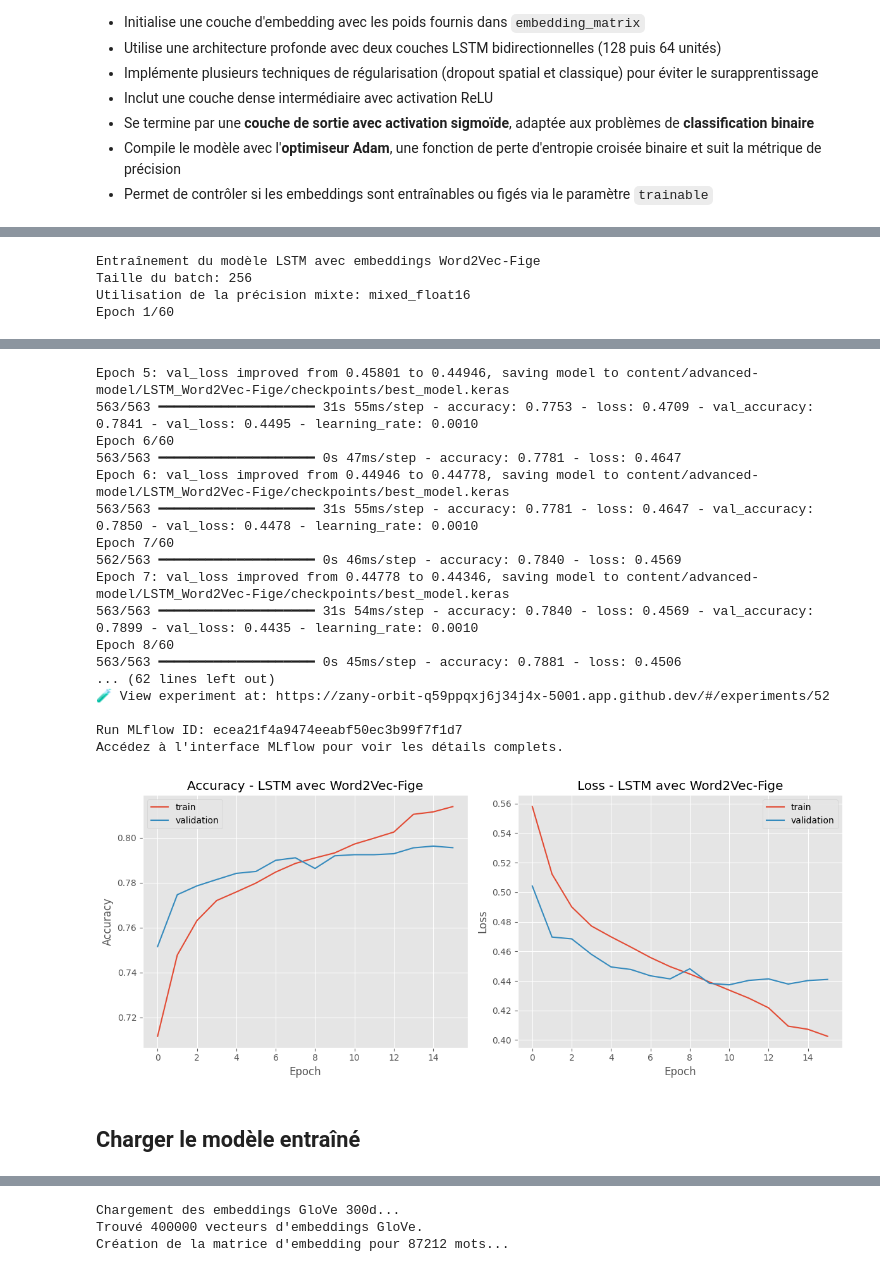
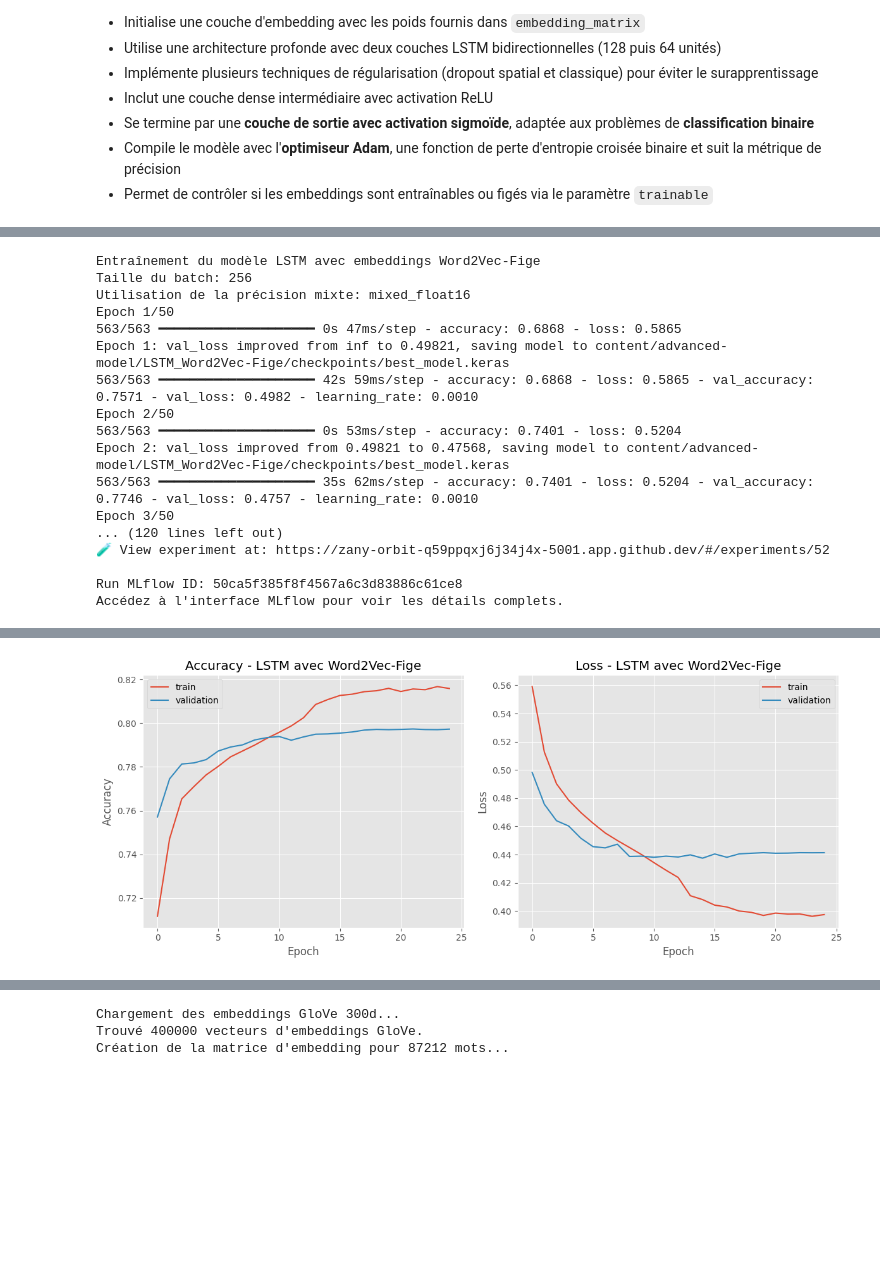
Before and after one commit to DavidScanu/oc-ai-engineer-p07-analyse-sentiments-deep-learning, a Jupyter notebook: scanu-david-03-notebook-modele-avance-20250306.ipynb, the cells around one changed output, grey strips where cells are left out. Drawn from its saved outputs; the diff is of its cells as text; code cells hidden in the pictures; blank space fills up the shorter version.

Commit message:
Improved Advanced Model

```diff
--- a/scanu-david-03-notebook-modele-avance-20250306.ipynb
+++ b/scanu-david-03-notebook-modele-avance-20250306.ipynb
@@ -444,8 +444,8 @@ def evaluate_model(model, X_test, y_test, class_names=['Négatif', 'Positif']):
         'accuracy': accuracy,
         'precision': precision,
         'recall': recall,
-        'f1_score': f1,
-        'f2_score': f2,
+        'f1': f1,
+        'f2': f2,
         'roc_auc': roc_auc
     }
 
@@ -1252,7 +1111,7 @@ def train_word2vec_lstm_model(epochs=20):
     # Autres callbacks
     early_stopping = tf.keras.callbacks.EarlyStopping(
         monitor='val_loss',
-        patience=10,
+        patience=5,
         restore_best_weights=True
     )
 
@@ -1288,6 +1147,10 @@ def train_word2vec_lstm_model(epochs=20):
         verbose=1
     )
 
+    # Déterminer le nombre réel d'époques complétées (en cas d'early stopping)
+    real_epochs = len(history.history['loss'])
+    print(f"Nombre réel d'époques effectuées: {real_epochs}/{epochs}")
+
     # Sauvegarder tous les artefacts
     model_dir = save_model_artifacts(model, model_name, vectorizer_name, history, tokenizer)
 
@@ -1306,6 +1169,7 @@ def train_word2vec_lstm_model(epochs=20):
     print("\nRapport de classification:")
     print(report)
 
+
     # Enregistrer avec MLflow
     params = {
         'model_type': model_name,
@@ -1314,6 +1178,8 @@ def train_word2vec_lstm_model(epochs=20):
         'vocab_size': len(tokenizer.word_index) + 1,
         'max_sequence_length': MAX_SEQUENCE_LENGTH,
         'trainable_embedding': False,
+        'max_epochs': epochs,
+        'real_epochs': real_epochs,  # Ajouter le nombre réel d'époques
         'batch_size': BATCH_SIZE,
         'precision_policy': tf.keras.mixed_precision.global_policy().name,
         'gpu_optimization': 'XLA,dynamic_memory,prefetch'
@@ -1332,9 +1198,22 @@ def train_word2vec_lstm_model(epochs=20):
     return model, history, metrics, run_id
 # %%
 # Entraîner le modèle LSTM avec Word2Vec
-model_lstm_word2vec, history_lstm_word2vec, metrics_lstm_word2vec, run_id_lstm_word2vec = train_word2vec_lstm_model(epochs=60)
+model_lstm_word2vec, history_lstm_word2vec, metrics_lstm_word2vec, run_id_lstm_word2vec = train_word2vec_lstm_model(epochs=50)
 # %% [output]
 Entraînement du modèle LSTM avec embeddings Word2Vec-Fige
 Taille du batch: 256
 Utilisation de la précision mixte: mixed_float16
-Epoch 1/60
+Epoch 1/50
+563/563 ━━━━━━━━━━━━━━━━━━━━ 0s 47ms/step - accuracy: 0.6868 - loss: 0.5865
+Epoch 1: val_loss improved from inf to 0.49821, saving model to content/advanced-model/LSTM_Word2Vec-Fige/checkpoints/best_model.keras
+563/563 ━━━━━━━━━━━━━━━━━━━━ 42s 59ms/step - accuracy: 0.6868 - loss: 0.5865 - val_accuracy: 0.7571 - val_loss: 0.4982 - learning_rate: 0.0010
+Epoch 2/50
+563/563 ━━━━━━━━━━━━━━━━━━━━ 0s 53ms/step - accuracy: 0.7401 - loss: 0.5204
+Epoch 2: val_loss improved from 0.49821 to 0.47568, saving model to content/advanced-model/LSTM_Word2Vec-Fige/checkpoints/best_model.keras
+563/563 ━━━━━━━━━━━━━━━━━━━━ 35s 62ms/step - accuracy: 0.7401 - loss: 0.5204 - val_accuracy: 0.7746 - val_loss: 0.4757 - learning_rate: 0.0010
+Epoch 3/50
+... (120 lines left out)
+🧪 View experiment at: https://zany-orbit-q59ppqxj6j34j4x-5001.app.github.dev/#/experiments/52
+
+Run MLflow ID: 50ca5f385f8f4567a6c3d83886c61ce8
+Accédez à l'interface MLflow pour voir les détails complets.
@@ -1369,20 +1220 @@ Epoch 5/60
-Epoch 5: val_loss improved from 0.45801 to 0.44946, saving model to content/advanced-model/LSTM_Word2Vec-Fige/checkpoints/best_model.keras
-563/563 ━━━━━━━━━━━━━━━━━━━━ 31s 55ms/step - accuracy: 0.7753 - loss: 0.4709 - val_accuracy: 0.7841 - val_loss: 0.4495 - learning_rate: 0.0010
-Epoch 6/60
-563/563 ━━━━━━━━━━━━━━━━━━━━ 0s 47ms/step - accuracy: 0.7781 - loss: 0.4647
-Epoch 6: val_loss improved from 0.44946 to 0.44778, saving model to content/advanced-model/LSTM_Word2Vec-Fige/checkpoints/best_model.keras
-563/563 ━━━━━━━━━━━━━━━━━━━━ 31s 55ms/step - accuracy: 0.7781 - loss: 0.4647 - val_accuracy: 0.7850 - val_loss: 0.4478 - learning_rate: 0.0010
-Epoch 7/60
-562/563 ━━━━━━━━━━━━━━━━━━━━ 0s 46ms/step - accuracy: 0.7840 - loss: 0.4569
-Epoch 7: val_loss improved from 0.44778 to 0.44346, saving model to content/advanced-model/LSTM_Word2Vec-Fige/checkpoints/best_model.keras
-563/563 ━━━━━━━━━━━━━━━━━━━━ 31s 54ms/step - accuracy: 0.7840 - loss: 0.4569 - val_accuracy: 0.7899 - val_loss: 0.4435 - learning_rate: 0.0010
-Epoch 8/60
-563/563 ━━━━━━━━━━━━━━━━━━━━ 0s 45ms/step - accuracy: 0.7881 - loss: 0.4506
-... (62 lines left out)
-🧪 View experiment at: https://zany-orbit-q59ppqxj6j34j4x-5001.app.github.dev/#/experiments/52
-
-Run MLflow ID: ecea21f4a9474eeabf50ec3b99f7f1d7
-Accédez à l'interface MLflow pour voir les détails complets.
-[figure, old version]
+[figure, new version]
-# %% [markdown]
-## Charger le modèle entraîné
```
Also changed, not shown: parts of 29 cells of this notebook.
